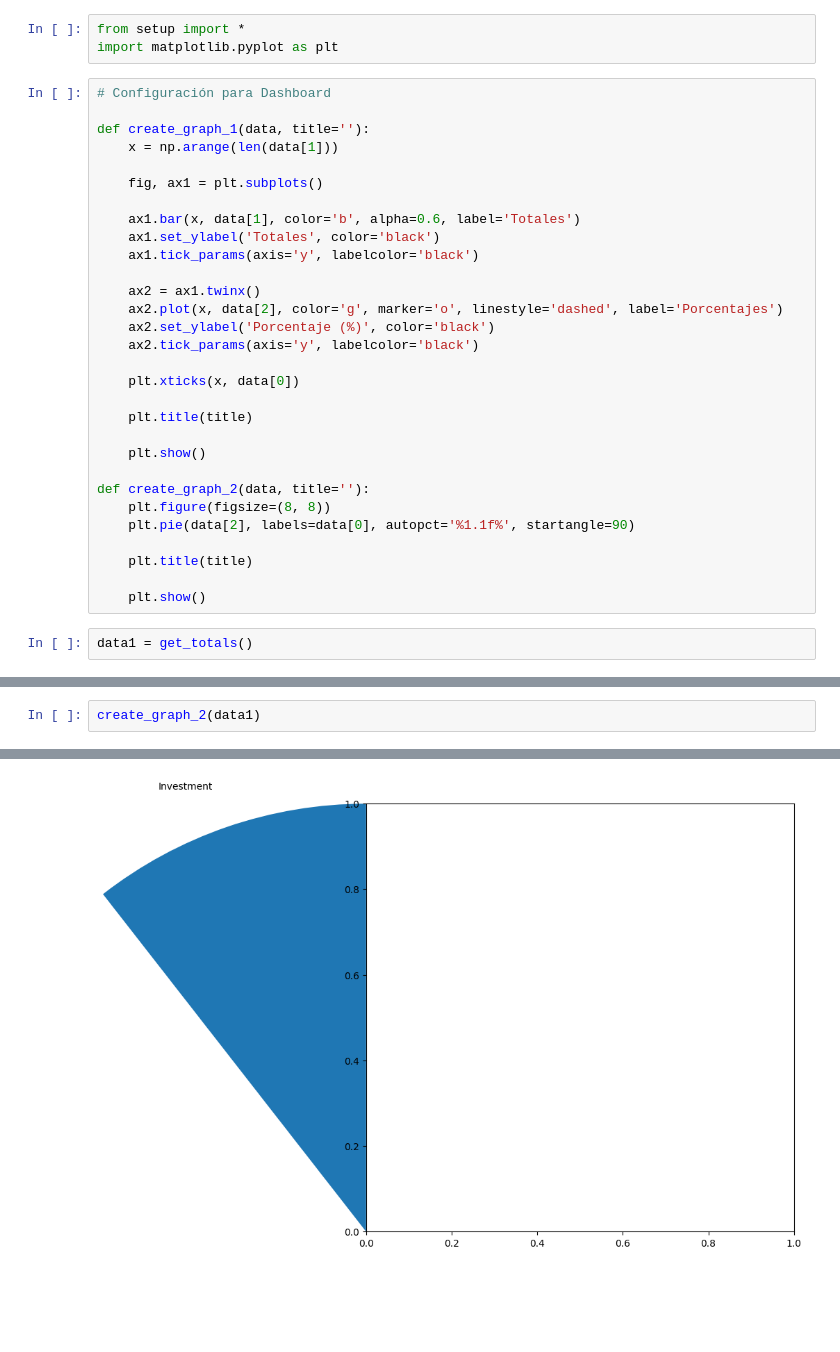
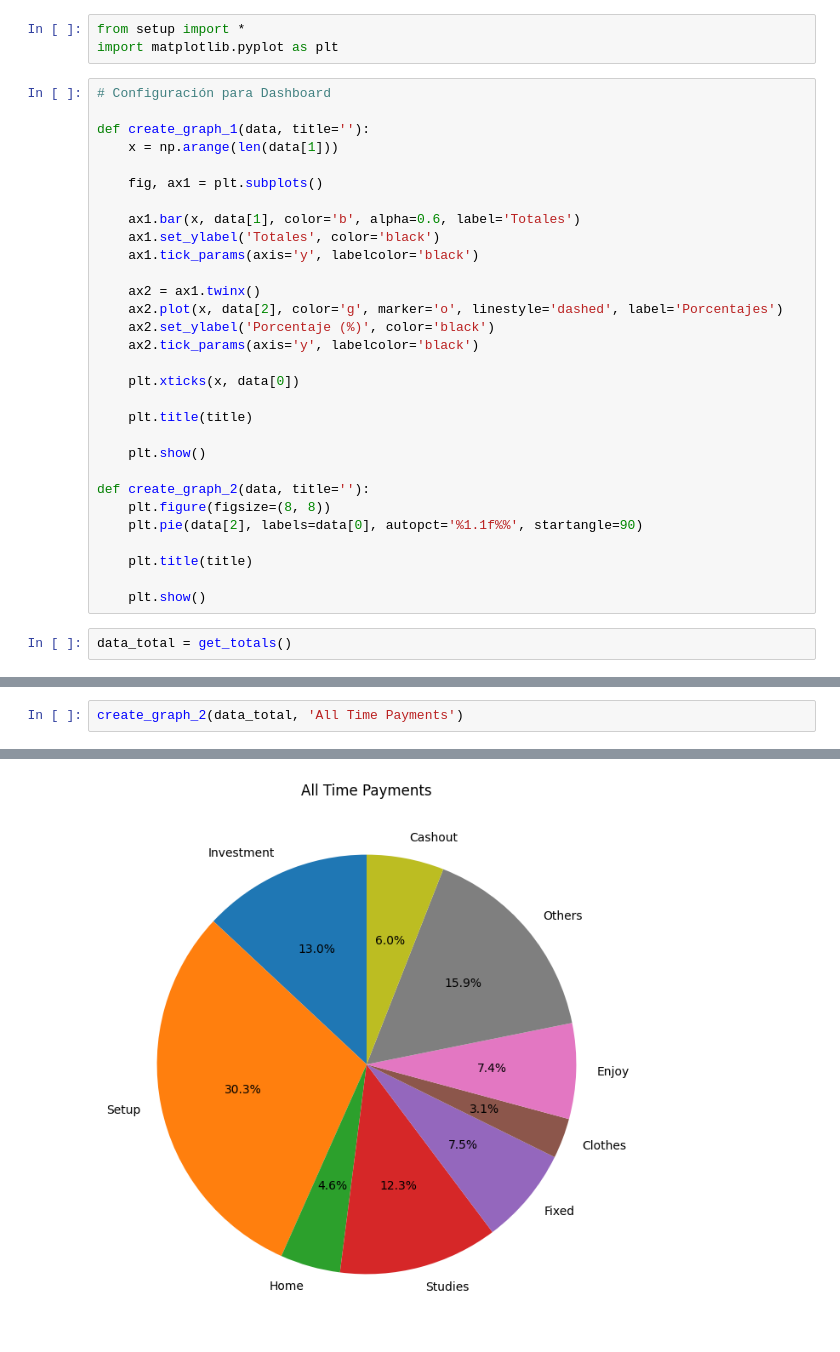
Before and after one commit to EliasCalixto/monitor, a Jupyter notebook: requests.ipynb, the cells around one changed output, grey strips where cells are left out. Drawn from its saved outputs; the diff is of its cells as text; blank space fills up the shorter version.

```diff
--- a/requests.ipynb
+++ b/requests.ipynb
@@ -26,12 +26,12 @@ def create_graph_1(data, title=''):
 
 def create_graph_2(data, title=''):
     plt.figure(figsize=(8, 8))
-    plt.pie(data[2], labels=data[0], autopct='%1.1f%', startangle=90)
+    plt.pie(data[2], labels=data[0], autopct='%1.1f%%', startangle=90)
 
     plt.title(title)
 
     plt.show()
 # %%
-data1 = get_totals()
+data_total = get_totals()
 # %% [output]
 Results since Resto 2022
@@ -47,3 +47,3 @@ Cashout: 12547.75 / 8.46%
 # %%
-create_graph_2(data1)
+create_graph_2(data_total, 'All Time Payments')
 # %% [output]
@@ -51 +50 @@ ValueError: incomplete format
-[figure, old version]
+[figure, new version]
```
Also changed, not shown: parts of 4 cells of this notebook, 1 other file.
